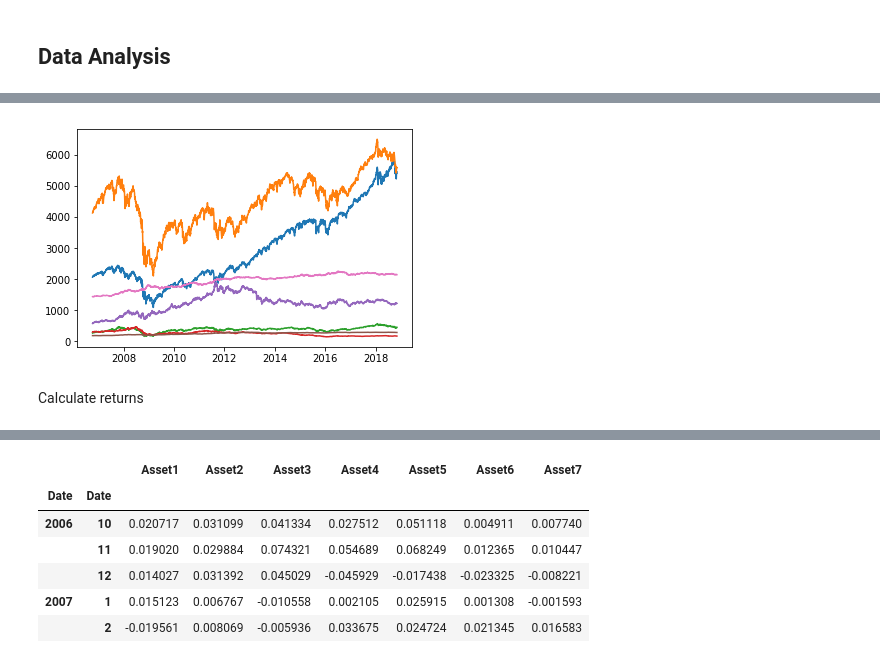
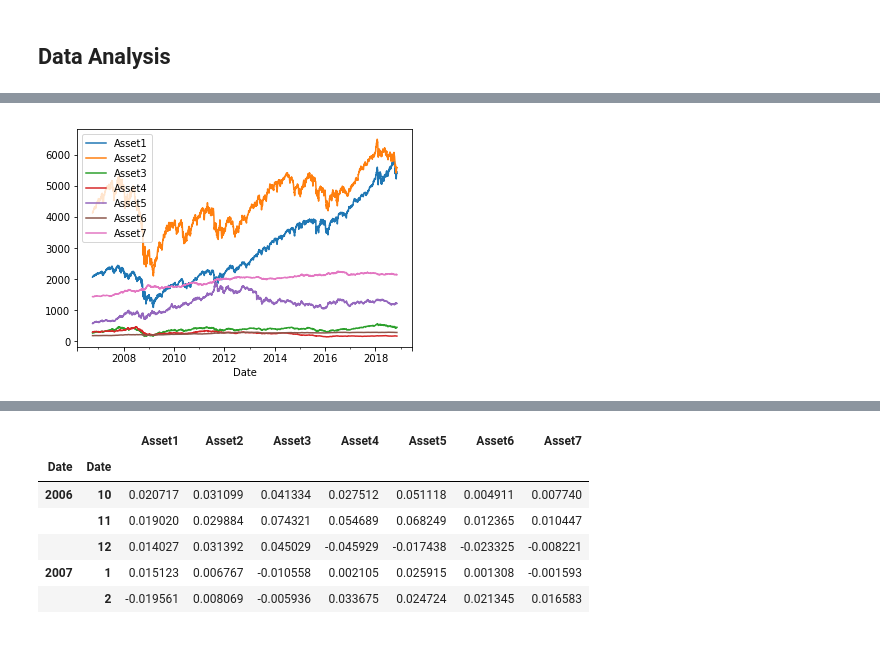
Before and after one commit to ruiyiz/asset_allocation, a Jupyter notebook: asset_allocation.ipynb, the cells around one changed output, grey strips where cells are left out. Drawn from its saved outputs; the diff is of its cells as text; code cells hidden in the pictures.

```diff
--- a/asset_allocation.ipynb
+++ b/asset_allocation.ipynb
@@ -95,7 +76,5 @@ df_rf.tail()
 # %%
-plt.plot(df_price.index, df_price)
+df_price.plot()
 plt.show()
 # %% [output]
-[figure, old version]
+[figure, new version]
-# %% [markdown]
-Calculate returns
```
Also changed, not shown: parts of 43 cells of this notebook, 3 other files.
